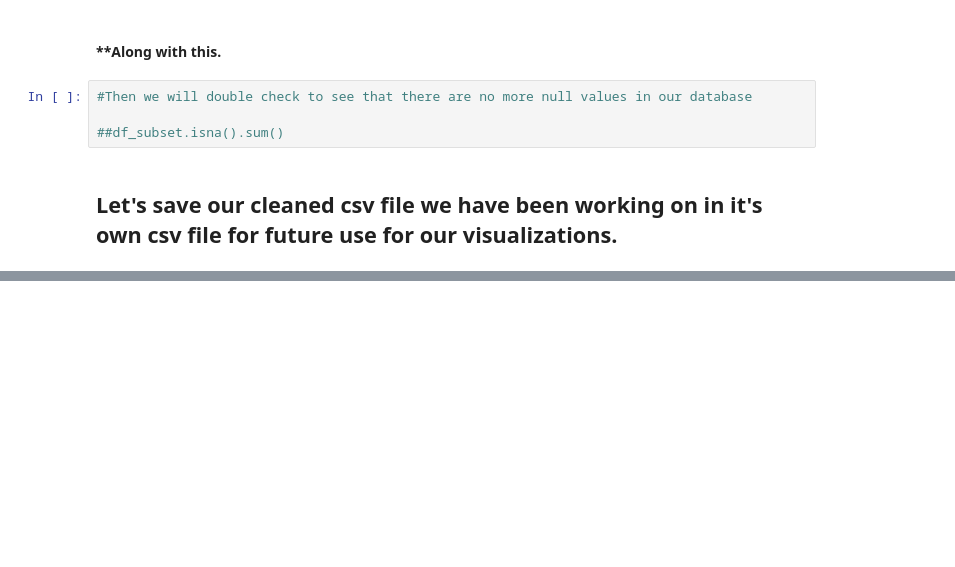
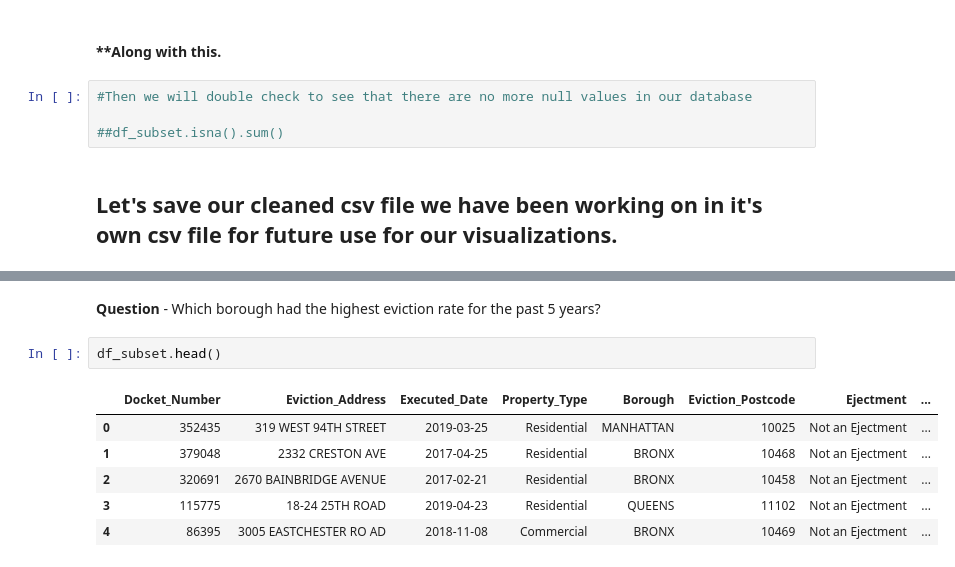
Before and after one commit to mmsouza114/Project01-Evictions, a Jupyter notebook: explore-clean-prepare.ipynb, the cells around one changed output, grey strips where cells are left out. Saved outputs shown, nothing was run; the diff lists cells and outputs as text; blank space fills up the shorter version.

```diff
--- a/explore-clean-prepare.ipynb
+++ b/explore-clean-prepare.ipynb
@@ -412,0 +428,11 @@ A non-profit from the city of New York just received a hugh grant from an anonym
+# %% [markdown]
+**Question** - Which borough had the highest eviction rate for the past 5 years?
+# %%
+df_subset.head()
+# %% [output]
+|  | Docket_Number | Eviction_Address | Executed_Date | Property_Type | Borough | Eviction_Postcode | Ejectment | ... |
+| 0 | 352435 | 319 WEST 94TH STREET | 2019-03-25 | Residential | MANHATTAN | 10025 | Not an Ejectment | ... |
+| 1 | 379048 | 2332 CRESTON AVE | 2017-04-25 | Residential | BRONX | 10468 | Not an Ejectment | ... |
+| 2 | 320691 | 2670 BAINBRIDGE AVENUE | 2017-02-21 | Residential | BRONX | 10458 | Not an Ejectment | ... |
+| 3 | 115775 | 18-24 25TH ROAD | 2019-04-23 | Residential | QUEENS | 11102 | Not an Ejectment | ... |
+| 4 | 86395 | 3005 EASTCHESTER RO AD | 2018-11-08 | Commercial | BRONX | 10469 | Not an Ejectment | ... |
```
Also changed, not shown: parts of 19 cells of this notebook, 10 other files.
